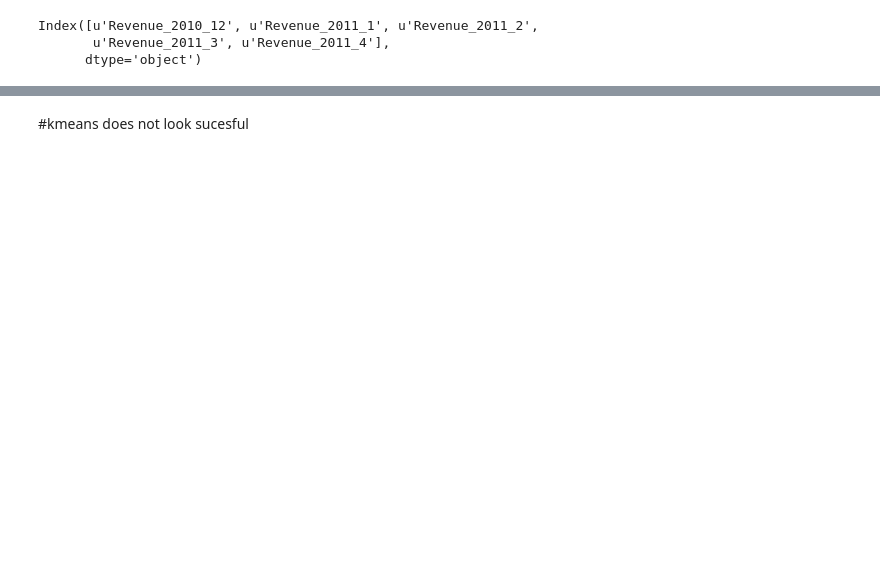
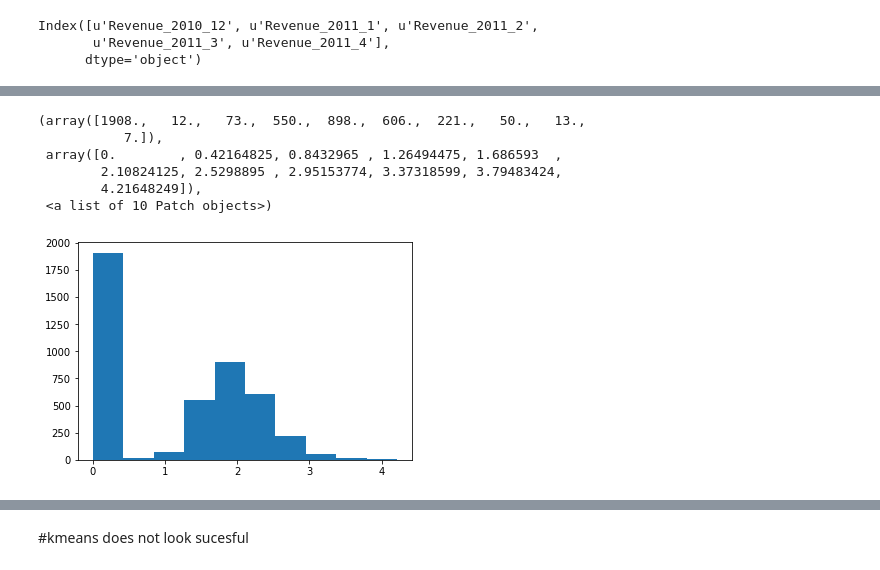
Before and after one commit to leexa90/E-commece-Data-Science, a Jupyter notebook: Untitled_cluster.ipynb, the cells around one changed output, grey strips where cells are left out. Drawn from its saved outputs; the diff is of its cells as text; code cells hidden in the pictures; blank space fills up the shorter version.

```diff
--- a/Untitled_cluster.ipynb
+++ b/Untitled_cluster.ipynb
@@ -517,5 +718,13 @@ xgb_explain = pd.read_excel('./XgbFeatureInteractions.xlsx')
 # %%
-plt.plot(dtest['mean_log_rev_train'])
+plt.hist(dtest['mean_log_rev_train'])
+# %% [output]
+(array([1908.,   12.,   73.,  550.,  898.,  606.,  221.,   50.,   13.,
+           7.]),
+ array([0.        , 0.42164825, 0.8432965 , 1.26494475, 1.686593  ,
+        2.10824125, 2.5298895 , 2.95153774, 3.37318599, 3.79483424,
+        4.21648249]),
+ <a list of 10 Patch objects>)
+[figure, added]
 # %%
 plt.hist(customer_info_orders['target']);
 plt.yscale('log');plt.yscale('log');plt.show();plt.close()
```
Also changed, not shown: parts of 29 cells of this notebook, 2 other files.
